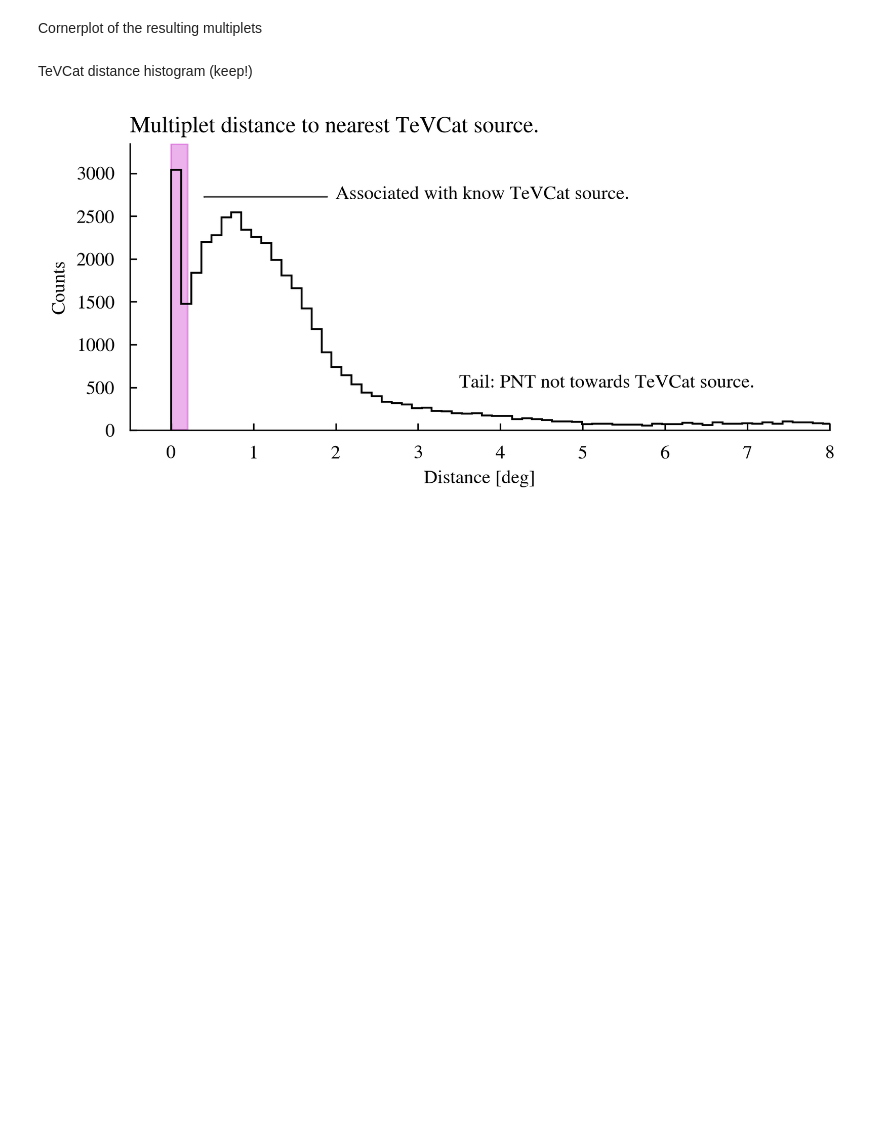
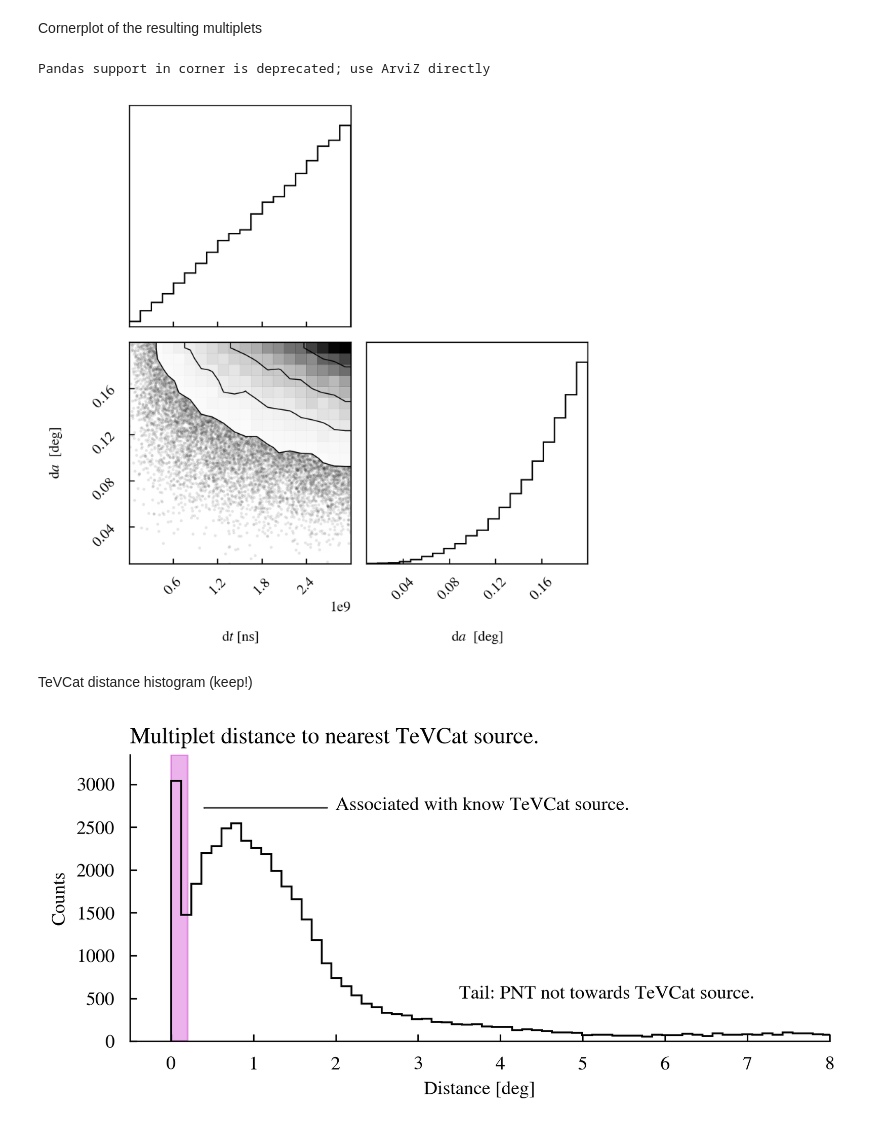
Before and after one commit to annanayjaitly/gamma_transients, a Jupyter notebook: testing/read_scanner_results.ipynb, the cells around one changed output. Drawn from its saved outputs; the diff is of its cells as text; code cells hidden in the pictures; blank space fills up the shorter version.

```diff
--- a/testing/read_scanner_results.ipynb
+++ b/testing/read_scanner_results.ipynb
@@ -70,9 +74,16 @@ Cornerplot of the resulting multiplets
 # %%
 # plotting mplet results
 from corner import corner
+from matplotlib import figure
 
-fig = corner(mplets.table.to_pandas(),var_names=["dt","da"], labels=[r"$\mathrm{d}t$ [ns]", r"$\mathrm{d}a$  [deg]"])
-fig.savefig("figures/combined/corner_dt_da.png",facecolor="white",dpi=300)
+fig: figure.Figure = corner(mplets.table.to_pandas(),var_names=["dt","da"], labels=[r"$\mathrm{d}t$ [ns]", r"$\mathrm{d}a$  [deg]"])
+for ax in fig.get_axes():
+    for spine in ["right","top"]:
+        ax.spines[spine].set_visible(True)
+fig.savefig("figures/combined/n3_corner_dt_da.png",facecolor="white",dpi=300)
+# %% [output]
+Pandas support in corner is deprecated; use ArviZ directly
+[figure, added]
 # %% [markdown]
 TeVCat distance histogram (keep!)
 # %%
```
Also changed, not shown: parts of 1 cell of this notebook, 1 other file.
